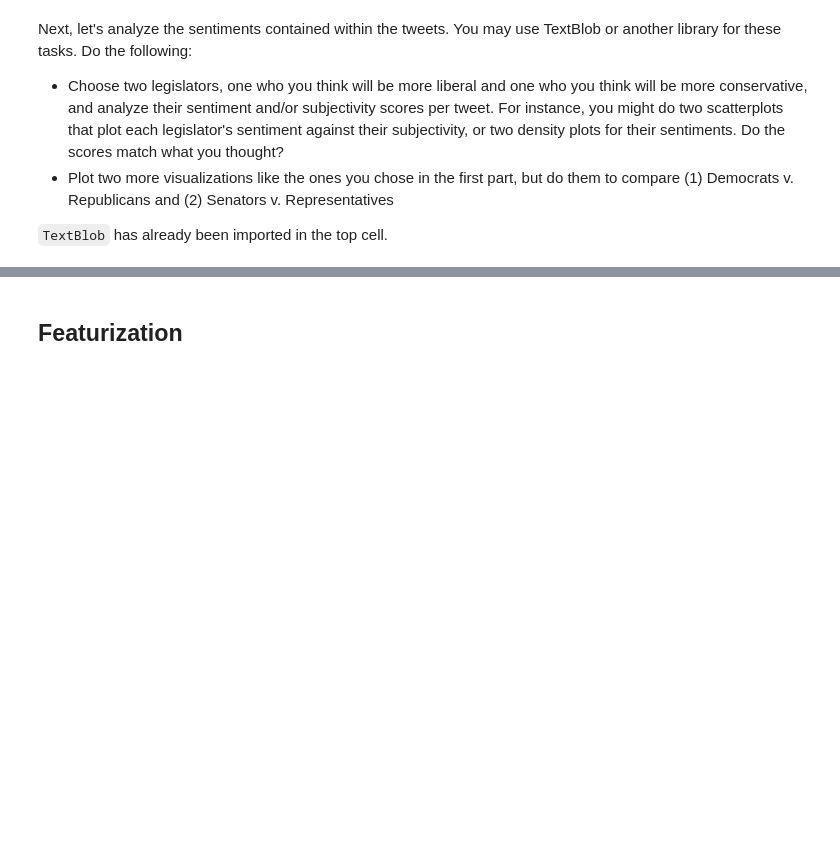
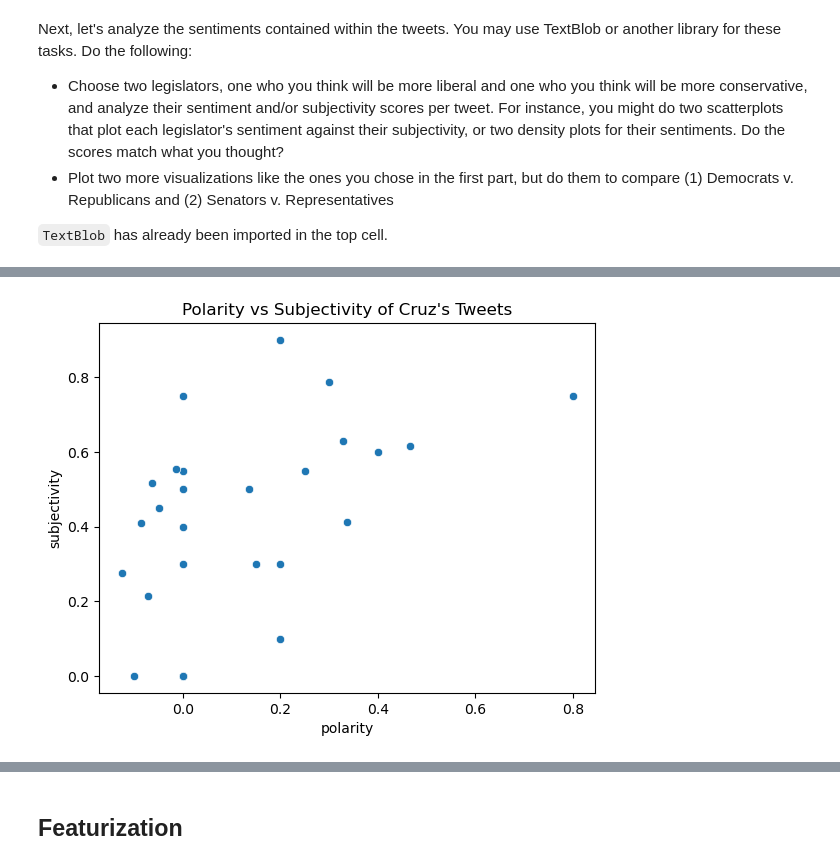
Before and after one commit to taylorgaldi/Computational-Social-Science-Projects, a Jupyter notebook: Project 5/Taylor Updates Project 5 Student.ipynb, the cells around one changed output, grey strips where cells are left out. Cells and saved outputs as stored; diff of their text form; code cells hidden in the pictures; blank space fills up the shorter version.

```diff
--- a/Project 5/Taylor Updates Project 5 Student.ipynb
+++ b/Project 5/Taylor Updates Project 5 Student.ipynb
@@ -449,0 +541,6 @@ Ellipsis
+# %%
+sns.scatterplot(data=cruztweets, x="polarity", y="subjectivity")
+plt.title("Polarity vs Subjectivity of Cruz's Tweets")
+plt.show()
+# %% [output]
+[figure, added]
```
Also changed, not shown: parts of 32 cells of this notebook, 1 other file.
